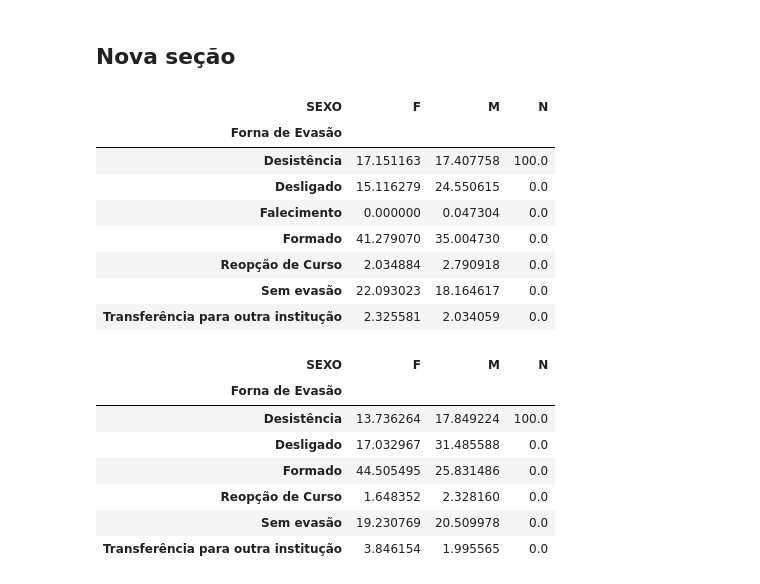
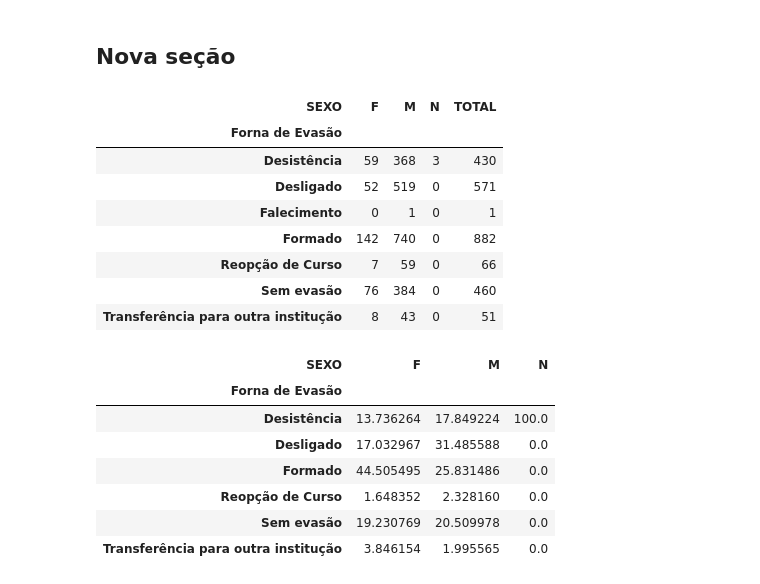
Before and after one commit to ceccoRebeca/mulherescomputacao, a Jupyter notebook: EDA_DadosProplan.ipynb, the cells around one changed output. Drawn from its saved outputs; the diff is of its cells as text; code cells hidden in the pictures.

Commit message:
add dados proplan

```diff
--- a/EDA_DadosProplan.ipynb
+++ b/EDA_DadosProplan.ipynb
@@ -6,2 +5,3 @@ import seaborn as sns
 # %%
-df = pd.read_csv("/content/drive/MyDrive/Classroom/Computação Educacional/Mulheres na CComp/DadosRebeca.csv")
+path = "/content/drive/MyDrive/Classroom/Computação Educacional/Mulheres na CComp/DadosRebeca.csv"
+df = pd.read_csv(path)
@@ -121,17 +81,17 @@ df_eng = df.loc[df["COD_CURSO"] == 5]
 df_cie = df.loc[df["COD_CURSO"] == 11]
 # %%
 tab_evasao, tabper_evasao = crosstabper(df,"Forna de Evasão")
-tabper_evasao
+tab_evasao
 # %% [output]
-| SEXO | F | M | N |
-| Forna de Evasão |  |  |  |
-| Desistência | 17.151163 | 17.407758 | 100.0 |
-| Desligado | 15.116279 | 24.550615 | 0.0 |
-| Falecimento | 0.000000 | 0.047304 | 0.0 |
-| Formado | 41.279070 | 35.004730 | 0.0 |
-| Reopção de Curso | 2.034884 | 2.790918 | 0.0 |
-| Sem evasão | 22.093023 | 18.164617 | 0.0 |
-| Transferência para outra institução | 2.325581 | 2.034059 | 0.0 |
+| SEXO | F | M | N | TOTAL |
+| Forna de Evasão |  |  |  |  |
+| Desistência | 59 | 368 | 3 | 430 |
+| Desligado | 52 | 519 | 0 | 571 |
+| Falecimento | 0 | 1 | 0 | 1 |
+| Formado | 142 | 740 | 0 | 882 |
+| Reopção de Curso | 7 | 59 | 0 | 66 |
+| Sem evasão | 76 | 384 | 0 | 460 |
+| Transferência para outra institução | 8 | 43 | 0 | 51 |
 # %%
 tab_evasao_cie, tabper_evasao_cie = crosstabper(df_cie,"Forna de Evasão")
 tabper_evasao_cie
```
Also changed, not shown: parts of 10 cells of this notebook, 1 other file.
